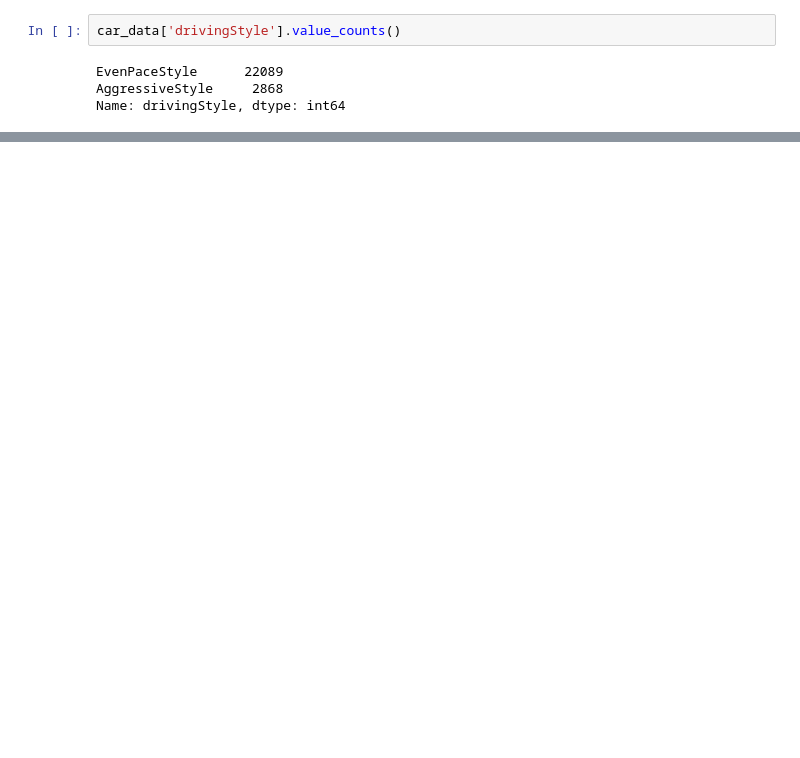
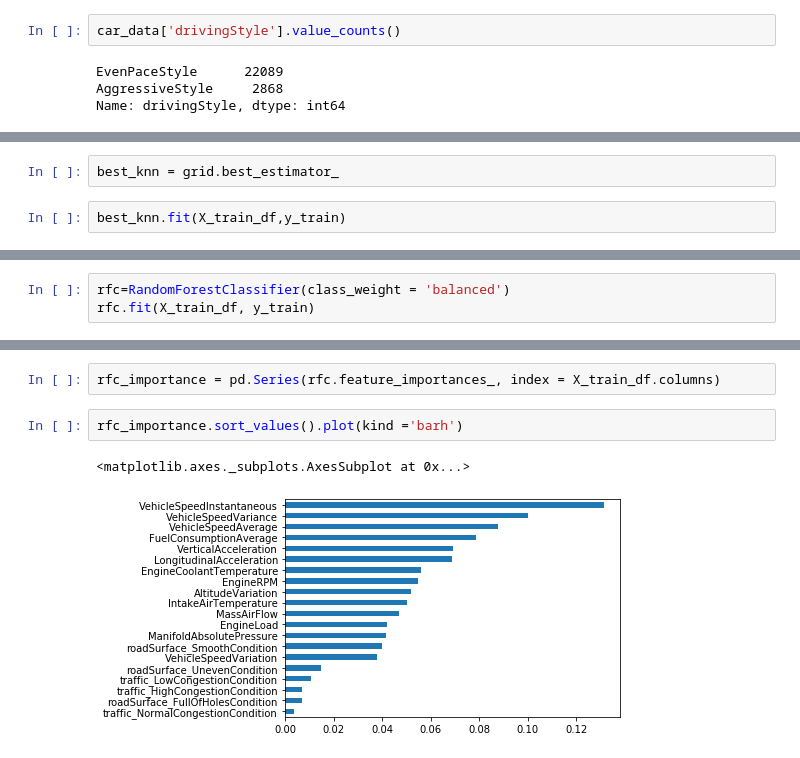
Before and after one commit to phillipojo24/dsc-mod-3-project-v2-1-onl01-dtsc-pt-041320, a Jupyter notebook: student.ipynb, the cells around one changed output, grey strips where cells are left out. Cells and saved outputs as stored; diff of their text form; blank space fills up the shorter version.

```diff
--- a/student.ipynb
+++ b/student.ipynb
@@ -84,0 +445,4 @@ Name: drivingStyle, dtype: int64
+# %%
+best_knn = grid.best_estimator_
+# %%
+best_knn.fit(X_train_df,y_train)
@@ -84,0 +489,3 @@ Name: drivingStyle, dtype: int64
+# %%
+rfc=RandomForestClassifier(class_weight = 'balanced')
+rfc.fit(X_train_df, y_train)
@@ -84,0 +601,7 @@ Name: drivingStyle, dtype: int64
+# %%
+rfc_importance = pd.Series(rfc.feature_importances_, index = X_train_df.columns)
+# %%
+rfc_importance.sort_values().plot(kind ='barh')
+# %% [output]
+<matplotlib.axes._subplots.AxesSubplot at 0x...>
+[figure, added]
```
Also changed, not shown: parts of 59 cells of this notebook.
